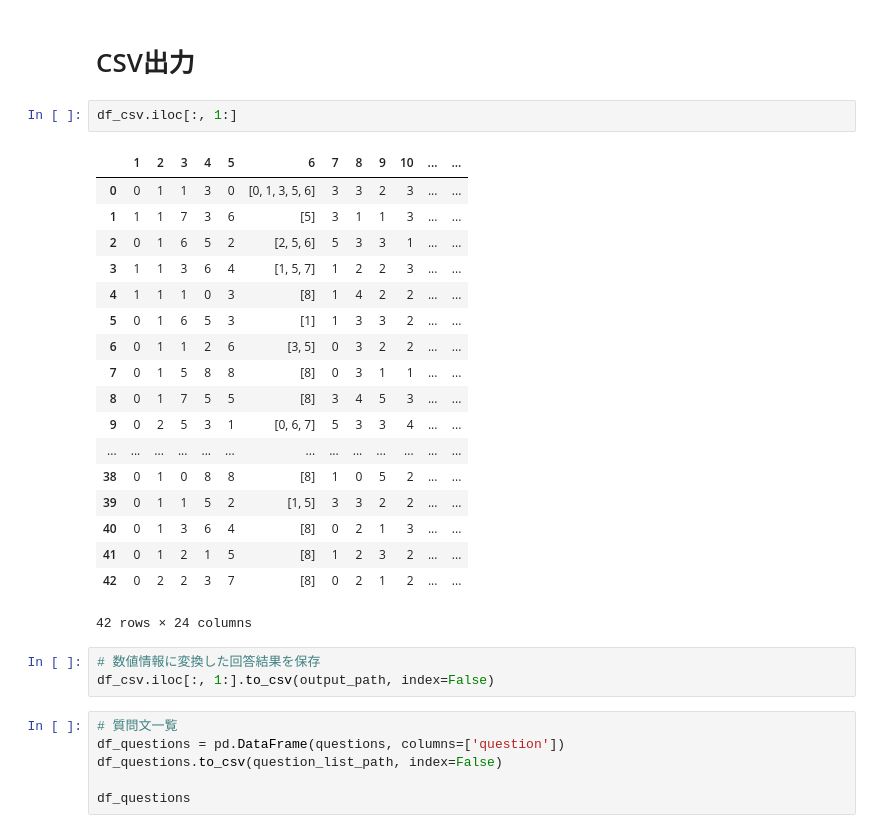
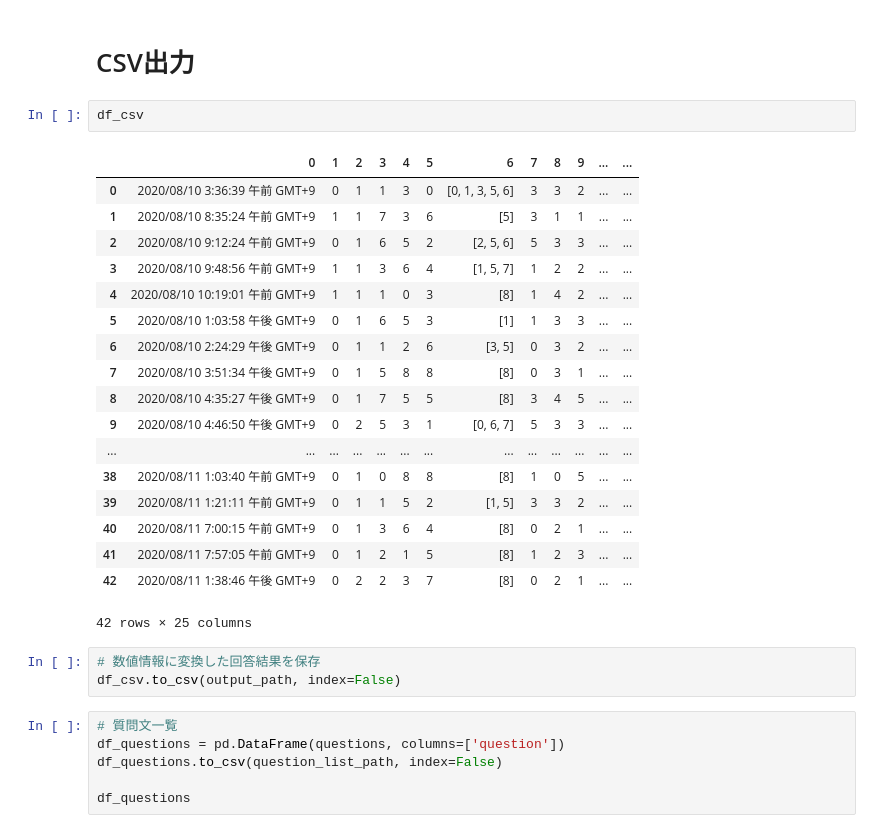
Before and after one commit to yamamoto-yuta/hangout-manager, a Jupyter notebook: src/01_convert_stoi.ipynb, the cells around one changed output. Cells and saved outputs as stored; diff of their text form.

Commit message:
[Update] Change to output timestamp

```diff
--- a/src/01_convert_stoi.ipynb
+++ b/src/01_convert_stoi.ipynb
@@ -77,29 +77,29 @@ for i in [2] + list(range(7, 18)) + list(range(19, len(df_csv.columns))):
 # %% [markdown]
 # CSV出力
 # %%
-df_csv.iloc[:, 1:]
+df_csv
 # %% [output]
-|  | 1 | 2 | 3 | 4 | 5 | 6 | 7 | 8 | 9 | 10 | ... | ... |
-| 0 | 0 | 1 | 1 | 3 | 0 | [0, 1, 3, 5, 6] | 3 | 3 | 2 | 3 | ... | ... |
-| 1 | 1 | 1 | 7 | 3 | 6 | [5] | 3 | 1 | 1 | 3 | ... | ... |
-| 2 | 0 | 1 | 6 | 5 | 2 | [2, 5, 6] | 5 | 3 | 3 | 1 | ... | ... |
-| 3 | 1 | 1 | 3 | 6 | 4 | [1, 5, 7] | 1 | 2 | 2 | 3 | ... | ... |
-| 4 | 1 | 1 | 1 | 0 | 3 | [8] | 1 | 4 | 2 | 2 | ... | ... |
-| 5 | 0 | 1 | 6 | 5 | 3 | [1] | 1 | 3 | 3 | 2 | ... | ... |
-| 6 | 0 | 1 | 1 | 2 | 6 | [3, 5] | 0 | 3 | 2 | 2 | ... | ... |
-| 7 | 0 | 1 | 5 | 8 | 8 | [8] | 0 | 3 | 1 | 1 | ... | ... |
-| 8 | 0 | 1 | 7 | 5 | 5 | [8] | 3 | 4 | 5 | 3 | ... | ... |
-| 9 | 0 | 2 | 5 | 3 | 1 | [0, 6, 7] | 5 | 3 | 3 | 4 | ... | ... |
+|  | 0 | 1 | 2 | 3 | 4 | 5 | 6 | 7 | 8 | 9 | ... | ... |
+| 0 | 2020/08/10 3:36:39 午前 GMT+9 | 0 | 1 | 1 | 3 | 0 | [0, 1, 3, 5, 6] | 3 | 3 | 2 | ... | ... |
+| 1 | 2020/08/10 8:35:24 午前 GMT+9 | 1 | 1 | 7 | 3 | 6 | [5] | 3 | 1 | 1 | ... | ... |
+| 2 | 2020/08/10 9:12:24 午前 GMT+9 | 0 | 1 | 6 | 5 | 2 | [2, 5, 6] | 5 | 3 | 3 | ... | ... |
+| 3 | 2020/08/10 9:48:56 午前 GMT+9 | 1 | 1 | 3 | 6 | 4 | [1, 5, 7] | 1 | 2 | 2 | ... | ... |
+| 4 | 2020/08/10 10:19:01 午前 GMT+9 | 1 | 1 | 1 | 0 | 3 | [8] | 1 | 4 | 2 | ... | ... |
+| 5 | 2020/08/10 1:03:58 午後 GMT+9 | 0 | 1 | 6 | 5 | 3 | [1] | 1 | 3 | 3 | ... | ... |
+| 6 | 2020/08/10 2:24:29 午後 GMT+9 | 0 | 1 | 1 | 2 | 6 | [3, 5] | 0 | 3 | 2 | ... | ... |
+| 7 | 2020/08/10 3:51:34 午後 GMT+9 | 0 | 1 | 5 | 8 | 8 | [8] | 0 | 3 | 1 | ... | ... |
+| 8 | 2020/08/10 4:35:27 午後 GMT+9 | 0 | 1 | 7 | 5 | 5 | [8] | 3 | 4 | 5 | ... | ... |
+| 9 | 2020/08/10 4:46:50 午後 GMT+9 | 0 | 2 | 5 | 3 | 1 | [0, 6, 7] | 5 | 3 | 3 | ... | ... |
 | ... | ... | ... | ... | ... | ... | ... | ... | ... | ... | ... | ... | ... |
-| 38 | 0 | 1 | 0 | 8 | 8 | [8] | 1 | 0 | 5 | 2 | ... | ... |
-| 39 | 0 | 1 | 1 | 5 | 2 | [1, 5] | 3 | 3 | 2 | 2 | ... | ... |
-| 40 | 0 | 1 | 3 | 6 | 4 | [8] | 0 | 2 | 1 | 3 | ... | ... |
-| 41 | 0 | 1 | 2 | 1 | 5 | [8] | 1 | 2 | 3 | 2 | ... | ... |
-| 42 | 0 | 2 | 2 | 3 | 7 | [8] | 0 | 2 | 1 | 2 | ... | ... |
+| 38 | 2020/08/11 1:03:40 午前 GMT+9 | 0 | 1 | 0 | 8 | 8 | [8] | 1 | 0 | 5 | ... | ... |
+| 39 | 2020/08/11 1:21:11 午前 GMT+9 | 0 | 1 | 1 | 5 | 2 | [1, 5] | 3 | 3 | 2 | ... | ... |
+| 40 | 2020/08/11 7:00:15 午前 GMT+9 | 0 | 1 | 3 | 6 | 4 | [8] | 0 | 2 | 1 | ... | ... |
+| 41 | 2020/08/11 7:57:05 午前 GMT+9 | 0 | 1 | 2 | 1 | 5 | [8] | 1 | 2 | 3 | ... | ... |
+| 42 | 2020/08/11 1:38:46 午後 GMT+9 | 0 | 2 | 2 | 3 | 7 | [8] | 0 | 2 | 1 | ... | ... |
-42 rows × 24 columns
+42 rows × 25 columns
 # %%
 # 数値情報に変換した回答結果を保存
-df_csv.iloc[:, 1:].to_csv(output_path, index=False)
+df_csv.to_csv(output_path, index=False)
 # %%
 # 質問文一覧
 df_questions = pd.DataFrame(questions, columns=['question'])
```
